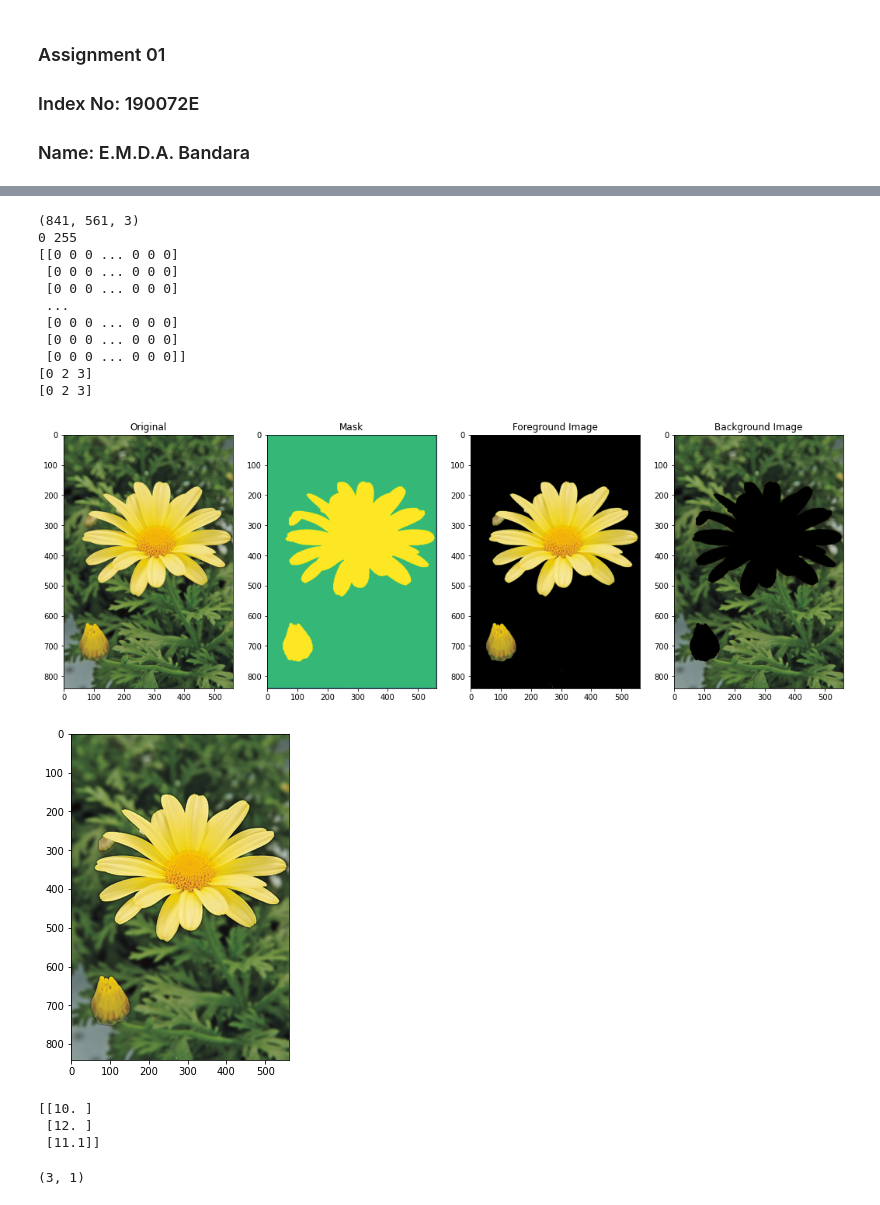
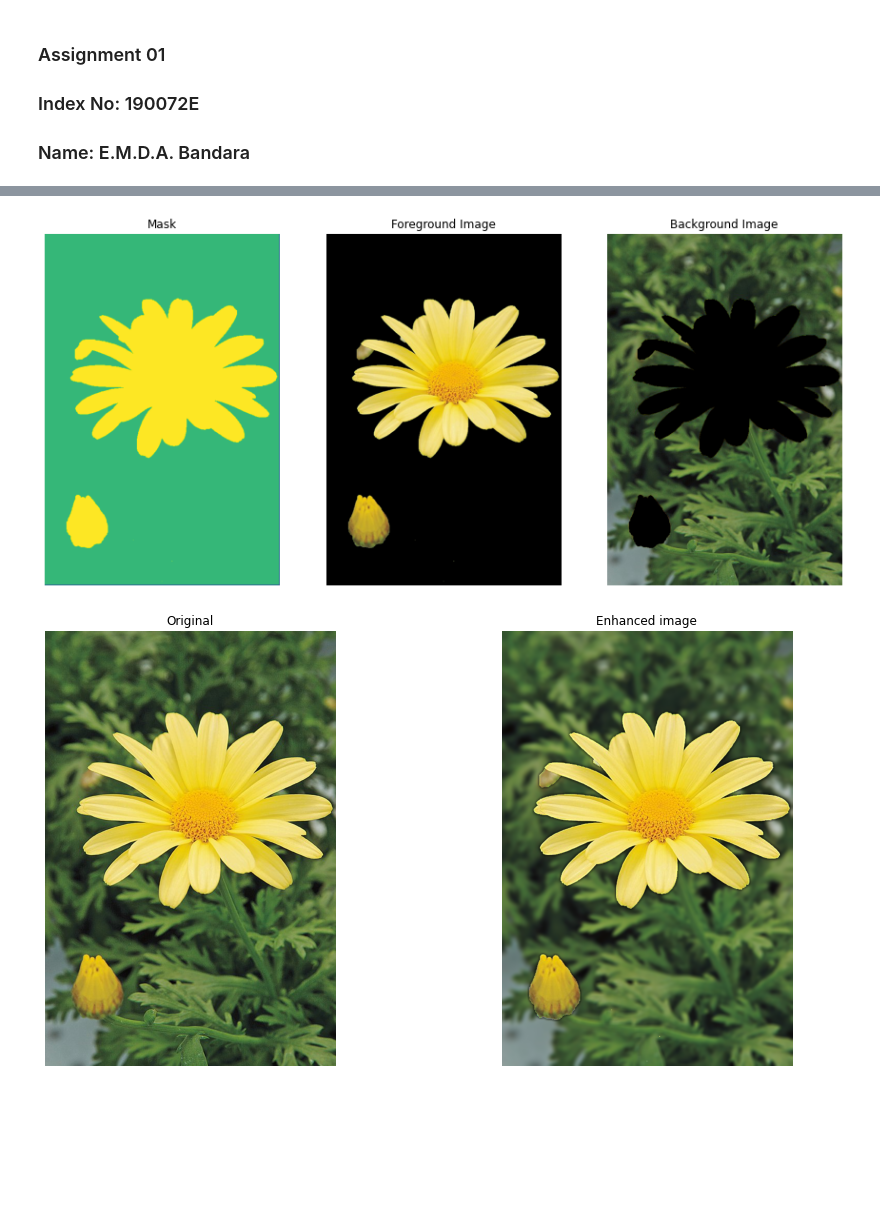
Before and after one commit to Dumindu-Bandara/en2550-fundamentals-of-image-processing-and-machine-vision, a Jupyter notebook: Assignment_1/Assignment_1.ipynb, the cells around one changed output, grey strips where cells are left out. Cells and saved outputs as stored; diff of their text form; code cells hidden in the pictures; blank space fills up the shorter version.

```diff
--- a/Assignment_1/Assignment_1.ipynb
+++ b/Assignment_1/Assignment_1.ipynb
@@ -13,6 +14,7 @@ import matplotlib.pyplot as plt
 img = cv.imread('images/emma_gray.jpg')
 assert img is not None
 
+#Piecewise creation of intensity transformation
 t_1 = np.linspace(0, 50, 50, endpoint= True)
 t_2 = np.linspace(100, 255, 100, endpoint= True)
 t_3 = np.linspace(150, 255, 106, endpoint= True)
@@ -25,9 +27,10 @@ plt.plot(index, t)
 assert len(index) == 256
 assert len(t) == 256
 
-transformed_img = cv.LUT(img, t)
+#Intensity transformation
+transformed_img = cv.LUT(img, t) #Lookup table for intensity transformation
 
-fig, ax = plt.subplots( 1, 2, figsize = (18, 9))
+fig, ax = plt.subplots( 1, 2, figsize = (11, 5))
 ax[0].imshow(img, cmap = 'gray', vmin = 0, vmax = 255)
 ax[0].set_title('Original')
 ax[1].imshow(transformed_img, cmap = 'gray', vmin = 0, vmax = 255)
@@ -344,72 +340,55 @@ plt.show()
 # %%
 #Question 07
 
 img = cv.imread('images/daisy.jpg')
 assert img is not None
 
-print(img.shape)
-print(np.min(img), np.max(img))
-
+#arrays required by the grabCut algorithm
 bgdModel = np.zeros((1,65),np.float64)
 fgdModel = np.zeros((1,65),np.float64)
-#rect = (50, 100, 510, 480)
+
+#Rectangular areas to run grabCut algorithm
 rect = (0, 0, 560, 840)
 mask = np.zeros(img.shape[:2],np.uint8)
 
-print(mask)
-
 cv.grabCut(img, mask, rect, bgdModel, fgdModel, 5, cv.GC_INIT_WITH_RECT)
 
-print(np.unique(mask))
 foreground = np.where((mask==2)|(mask==0), 0, 1).astype('uint8')
 foreground_img = img*foreground[:,:,np.newaxis]
-print(np.unique(mask))
 background = np.where((mask==3)|(mask==1), 0, 1).astype('uint8')
 background_img = img*background[:,:,np.newaxis]
 
-fig, ax = plt.subplots( 1, 4, figsize = (18, 6))
-ax[0].imshow(cv.cvtColor(img, cv.COLOR_BGR2RGB))
-ax[0].set_title('Original')
-ax[1].imshow(mask)
-ax[1].set_title('Mask')
-ax[2].imshow(cv.cvtColor(foreground_img, cv.COLOR_BGR2RGB))
-ax[2].set_title('Foreground Image')
-ax[3].imshow(cv.cvtColor(background_img, cv.COLOR_BGR2RGB))
-ax[3].set_title('Background Image')
+fig, ax = plt.subplots( 1, 3, figsize = (15, 8))
+
+ax[0].imshow(mask)
+ax[0].set_title('Mask')
+ax[1].imshow(cv.cvtColor(foreground_img, cv.COLOR_BGR2RGB))
+ax[1].set_title('Foreground Image')
+ax[2].imshow(cv.cvtColor(background_img, cv.COLOR_BGR2RGB))
+ax[2].set_title('Background Image')
+for i in range(3):
+    ax[i].axis('off')
+
 plt.show()
 
-#Enhancing the image
+#Gausian kernel parameters
 k_size = 9
 sigma  = 4
+#Blurring the background
 blurred_background = cv.GaussianBlur(background_img, (k_size, k_size), sigma)
 enhanced_image = cv.bitwise_or(blurred_background, foreground_img)
 
-fig, ax = plt.subplots(1, 1, figsize=(18,6))
-ax.imshow(cv.cvtColor(enhanced_image, cv.COLOR_BGR2RGB))
+fig, ax = plt.subplots( 1, 2, figsize = (15, 8))
+ax[0].imshow(cv.cvtColor(img, cv.COLOR_BGR2RGB))
+ax[0].set_title('Original')
+ax[1].imshow(cv.cvtColor(enhanced_image, cv.COLOR_BGR2RGB))
+ax[1].set_title('Enhanced image')
+
+for i in range(2):
+    ax[i].axis('off')
+
 plt.show()
+plt.show()
 # %% [output]
-(841, 561, 3)
-0 255
-[[0 0 0 ... 0 0 0]
- [0 0 0 ... 0 0 0]
- [0 0 0 ... 0 0 0]
- ...
- [0 0 0 ... 0 0 0]
- [0 0 0 ... 0 0 0]
- [0 0 0 ... 0 0 0]]
-[0 2 3]
-[0 2 3]
-[figure, old version]
+[figure, new version]
-[figure, old version]
+[figure, new version]
-# %%
-a = [100, 120, 111]
-b = np.array(a)
-b = b[:, np.newaxis]
-b = b*0.1
-print(b)
-b.shape
-# %% [output]
-[[10. ]
- [12. ]
- [11.1]]
-(3, 1)
```
Also changed, not shown: parts of 8 cells of this notebook.
